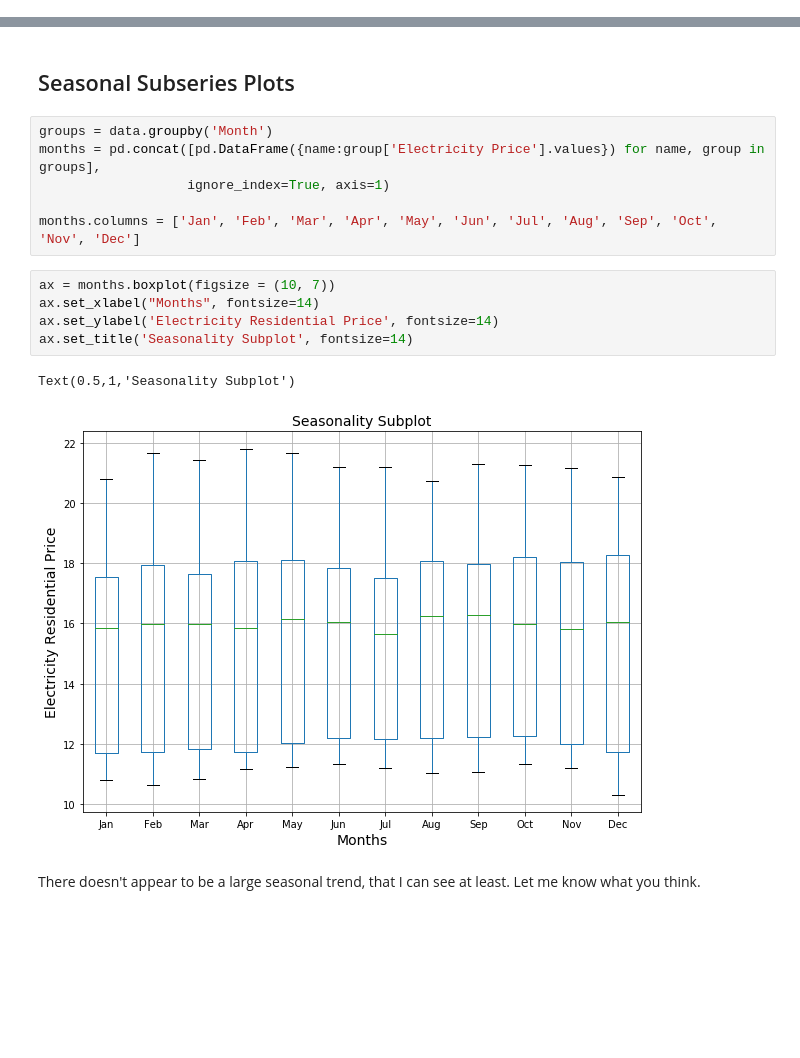
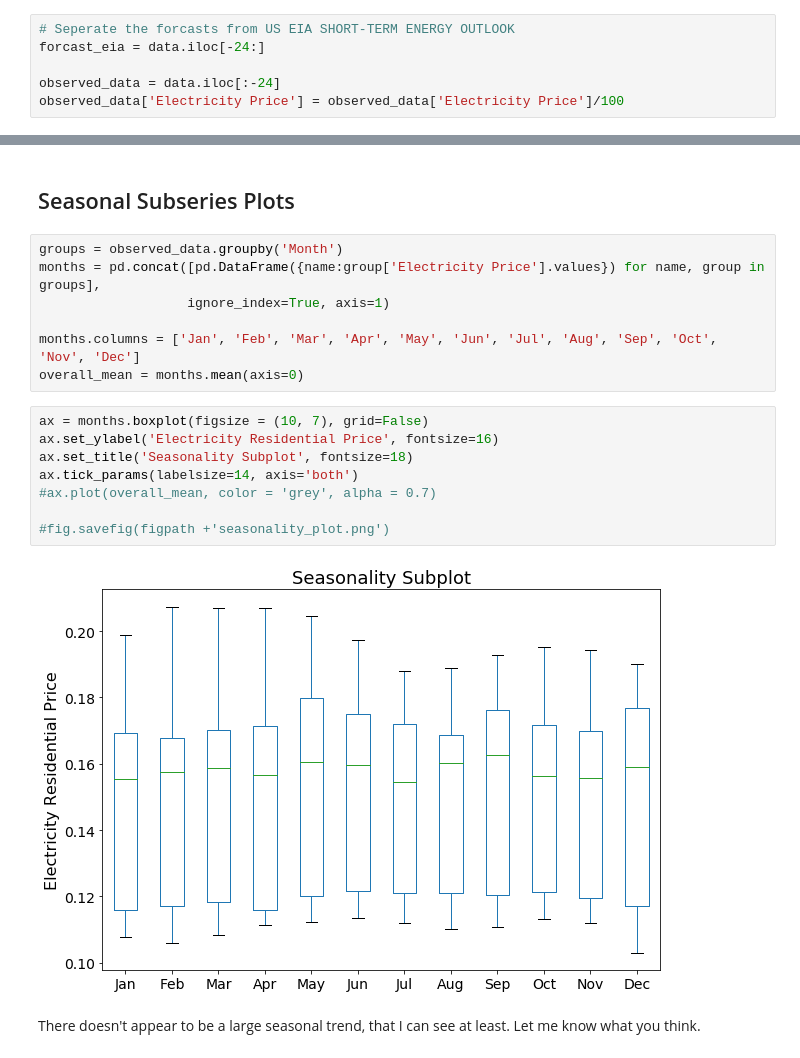
Before and after one commit to ahotaling/STAT_330_Project, a Jupyter notebook: Notebooks/stat330_initialdivev2.ipynb, the cells around one changed output, grey strips where cells are left out. Drawn from its saved outputs; the diff is of its cells as text; blank space fills up the shorter version.

Commit message:
Fixed plots

```diff
--- a/Notebooks/stat330_initialdivev2.ipynb
+++ b/Notebooks/stat330_initialdivev2.ipynb
@@ -78,0 +71,6 @@ data.head()
+# %%
+# Seperate the forcasts from US EIA SHORT-TERM ENERGY OUTLOOK
+forcast_eia = data.iloc[-24:]
+
+observed_data = data.iloc[:-24]
+observed_data['Electricity Price'] = observed_data['Electricity Price']/100
@@ -87,19 +94,22 @@ ax.format_xdata = mdates.DateFormatter('%Y-%m')
 # %% [markdown]
 ## Seasonal Subseries Plots
 # %%
-groups = data.groupby('Month')
+groups = observed_data.groupby('Month')
 months = pd.concat([pd.DataFrame({name:group['Electricity Price'].values}) for name, group in groups],
                    ignore_index=True, axis=1)
 
 months.columns = ['Jan', 'Feb', 'Mar', 'Apr', 'May', 'Jun', 'Jul', 'Aug', 'Sep', 'Oct', 'Nov', 'Dec']
+overall_mean = months.mean(axis=0)
 # %%
-ax = months.boxplot(figsize = (10, 7))
-ax.set_xlabel("Months", fontsize=14)
-ax.set_ylabel('Electricity Residential Price', fontsize=14)
-ax.set_title('Seasonality Subplot', fontsize=14)
+ax = months.boxplot(figsize = (10, 7), grid=False)
+ax.set_ylabel('Electricity Residential Price', fontsize=16)
+ax.set_title('Seasonality Subplot', fontsize=18)
+ax.tick_params(labelsize=14, axis='both')
+#ax.plot(overall_mean, color = 'grey', alpha = 0.7)
+
+#fig.savefig(figpath +'seasonality_plot.png')
 # %% [output]
-Text(0.5,1,'Seasonality Subplot')
-[figure, old version]
+[figure, new version]
 # %% [markdown]
 There doesn't appear to be a large seasonal trend, that I can see at least. Let me know what you think.
 # %% [markdown]
```
Also changed, not shown: parts of 12 cells of this notebook.
